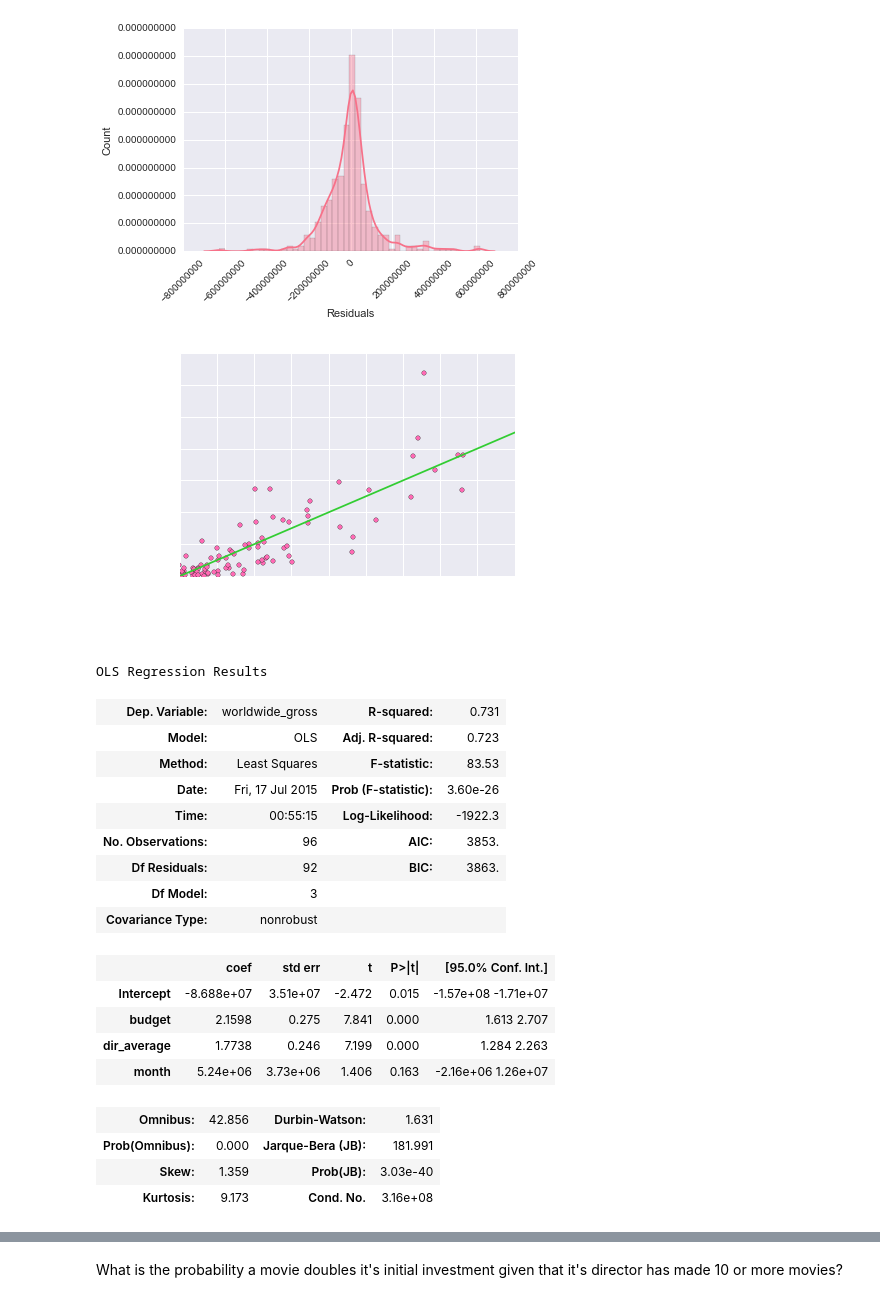
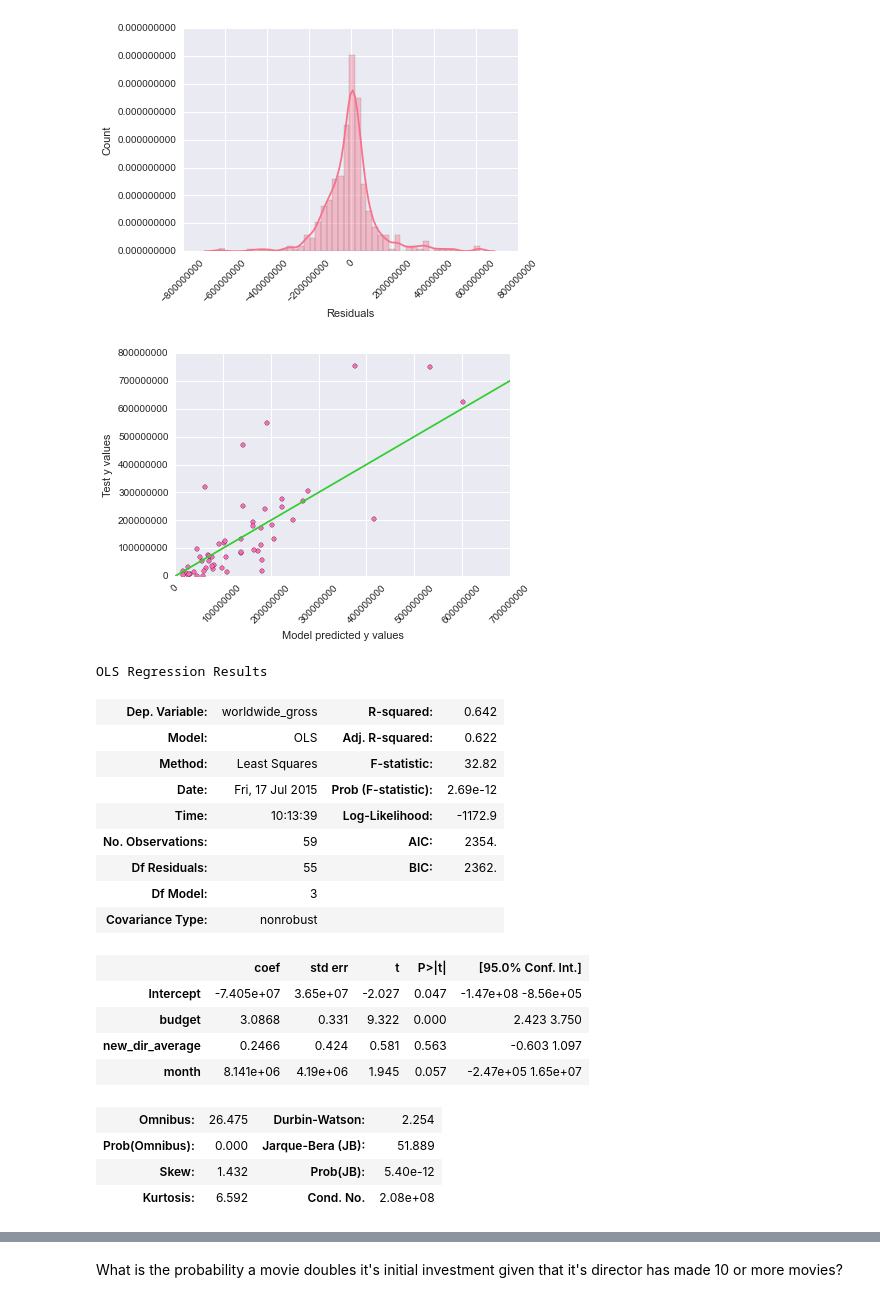
Before and after one commit to edooley7/Movie_analysis, a Jupyter notebook: movie_analysis_project.ipynb, the cells around one changed output, grey strips where cells are left out. Drawn from its saved outputs; the diff is of its cells as text; code cells hidden in the pictures.

```diff
--- a/movie_analysis_project.ipynb
+++ b/movie_analysis_project.ipynb
@@ -56,11 +63,11 @@ df['budget'] = df['budget'].where(df['budget']!=0, np.nan)
 df = df.sort(['domestic_gross'], ascending = False)
 df = df[df.budget <= 270000000]
 df = df.merge(dir_df,on='director')
-df['budget_var'] = df['production_budget']-df['imdb_budget']
+#df['budget_var'] = df['production_budget']-df['imdb_budget']
 df['lifetime_films'] = df['lifetime_films'].where(df['lifetime_films']!=0, np.nan)
 df['lifetime_gross'] = df['lifetime_gross'].where(df['lifetime_gross']!=0, np.nan)
 df['lifetime_films'] = df['lifetime_films'].astype('int')
-df = df.sort(['budget_var'], ascending = False)
+#df = df.sort(['budget_var'], ascending = False)
 #Fixing values - don't do this in real life!!!  Just fix the scraper.
 df.set_value(178, 'budget', 65000000)
 df.set_value(179, 'budget', 125000000)
@@ -82,9 +89,9 @@ df['roi'] = df['worldwide_gross']/df['budget']
 df['roi'] = df['roi'].where(df['roi']!=0, np.nan)
 df['dir_average']  = df['lifetime_gross']/df['lifetime_films']
 df = df.sort(['roi'], ascending = False)
-df['films_bins'] = 0
-df['films_bins'] = df['films_bins'].where(df['lifetime_films']<10, 10)
-df['films_bins'] = df['films_bins'].where(df['lifetime_films']>=10, 0)
+#df['films_bins'] = 0
+#df['films_bins'] = df['films_bins'].where(df['lifetime_films']<10, 10)
+#df['films_bins'] = df['films_bins'].where(df['lifetime_films']>=10, 0)
 df = df[df.roi < 40]
 df
 #cleandf = df[(df['budget_var']!=0) & (df['production_budget']!=0) & (df['imdb_budget']!=0)]
@@ -113,0 +118,9 @@ newdf = newdf.sort(['roi'], ascending = True)
+# %%
+newdf = df[(df['lifetime_films']>1)]
+newdf['gross_less_current'] = newdf['lifetime_gross']-newdf['worldwide_gross']
+newdf['films_less_current'] = newdf['lifetime_films']-1
+newdf['new_dir_average'] = newdf['gross_less_current'] / newdf['films_less_current']
+newdf = newdf.sort(['new_dir_average'], ascending = True)
+newdf = newdf[(newdf['new_dir_average']>0)& (newdf['new_dir_average']<300000000)]
+#newdf = newdf[['new_dir_average','title']]
+newdf
@@ -114,5 +146,5 @@ newdf = newdf.sort(['roi'], ascending = True)
 # %%
-y, X = dmatrices('worldwide_gross ~ budget + dir_average + month  ', data=df, return_type='dataframe')
+y, X = dmatrices('worldwide_gross ~ budget + new_dir_average + month  ', data=newdf, return_type='dataframe')
 model = sm.OLS(y, X)
 results = model.fit()
 results.summary()
@@ -266,55 +298,55 @@ plt.show()
 # %%
 x_train, x_test, y_train, y_test = train_test_split(
     X, y, test_size=0.25, random_state=0)
 
 model = LinearRegression()
 model.fit(x_train, y_train)
 model.score(x_test, y_test)
 
 ytestpred = model.predict(x_test)
 plt.scatter(x=ytestpred, y=y_test, c = "#FF69B4")
 plt.xlabel("Model predicted y values")
 plt.ylabel("Test y values")
 ax = plt.gca()
 ax.get_xaxis().get_major_formatter().set_scientific(False)
 ax.ticklabel_format(useOffset=False, style='plain')
 #ax.set_xticks(np.arange(0, 30, 5))
 #ax.set_yticks(np.arange(0, 30, 5))
 plt.xlim(xmin=0)
 plt.ylim(ymin=0)
 plt.xticks(rotation=45)
 plt.plot([0,1000000000],[0,1000000000],'#32CD32')
-ax.xaxis.label.set_color('white')
+"""ax.xaxis.label.set_color('white')
 ax.yaxis.label.set_color('white')
 ax.tick_params(axis='x', colors='white')
-ax.tick_params(axis='y', colors='white')
+ax.tick_params(axis='y', colors='white')"""
 plt.show()
 # %% [output]
-[figure, old version]
+[figure, new version]
 # %%
 model = sm.OLS(y_test, x_test)
 results = model.fit()
 results.summary()
 # %% [output]
 OLS Regression Results
-| Dep. Variable: | worldwide_gross | R-squared: | 0.731 |
-| Model: | OLS | Adj. R-squared: | 0.723 |
-| Method: | Least Squares | F-statistic: | 83.53 |
-| Date: | Fri, 17 Jul 2015 | Prob (F-statistic): | 3.60e-26 |
-| Time: | 00:55:15 | Log-Likelihood: | -1922.3 |
-| No. Observations: | 96 | AIC: | 3853. |
-| Df Residuals: | 92 | BIC: | 3863. |
+| Dep. Variable: | worldwide_gross | R-squared: | 0.642 |
+| Model: | OLS | Adj. R-squared: | 0.622 |
+| Method: | Least Squares | F-statistic: | 32.82 |
+| Date: | Fri, 17 Jul 2015 | Prob (F-statistic): | 2.69e-12 |
+| Time: | 10:13:39 | Log-Likelihood: | -1172.9 |
+| No. Observations: | 59 | AIC: | 2354. |
+| Df Residuals: | 55 | BIC: | 2362. |
 | Df Model: | 3 |  |  |
 | Covariance Type: | nonrobust |  |  |
 |  | coef | std err | t | P>|t| | [95.0% Conf. Int.] |
-| Intercept | -8.688e+07 | 3.51e+07 | -2.472 | 0.015 | -1.57e+08 -1.71e+07 |
-| budget | 2.1598 | 0.275 | 7.841 | 0.000 | 1.613 2.707 |
-| dir_average | 1.7738 | 0.246 | 7.199 | 0.000 | 1.284 2.263 |
-| month | 5.24e+06 | 3.73e+06 | 1.406 | 0.163 | -2.16e+06 1.26e+07 |
+| Intercept | -7.405e+07 | 3.65e+07 | -2.027 | 0.047 | -1.47e+08 -8.56e+05 |
+| budget | 3.0868 | 0.331 | 9.322 | 0.000 | 2.423 3.750 |
+| new_dir_average | 0.2466 | 0.424 | 0.581 | 0.563 | -0.603 1.097 |
+| month | 8.141e+06 | 4.19e+06 | 1.945 | 0.057 | -2.47e+05 1.65e+07 |
-| Omnibus: | 42.856 | Durbin-Watson: | 1.631 |
-| Prob(Omnibus): | 0.000 | Jarque-Bera (JB): | 181.991 |
-| Skew: | 1.359 | Prob(JB): | 3.03e-40 |
-| Kurtosis: | 9.173 | Cond. No. | 3.16e+08 |
+| Omnibus: | 26.475 | Durbin-Watson: | 2.254 |
+| Prob(Omnibus): | 0.000 | Jarque-Bera (JB): | 51.889 |
+| Skew: | 1.432 | Prob(JB): | 5.40e-12 |
+| Kurtosis: | 6.592 | Cond. No. | 2.08e+08 |
 # %%
 model = sm.OLS(y_train, x_train)
 results = model.fit()
```
Also changed, not shown: parts of 14 cells of this notebook.
